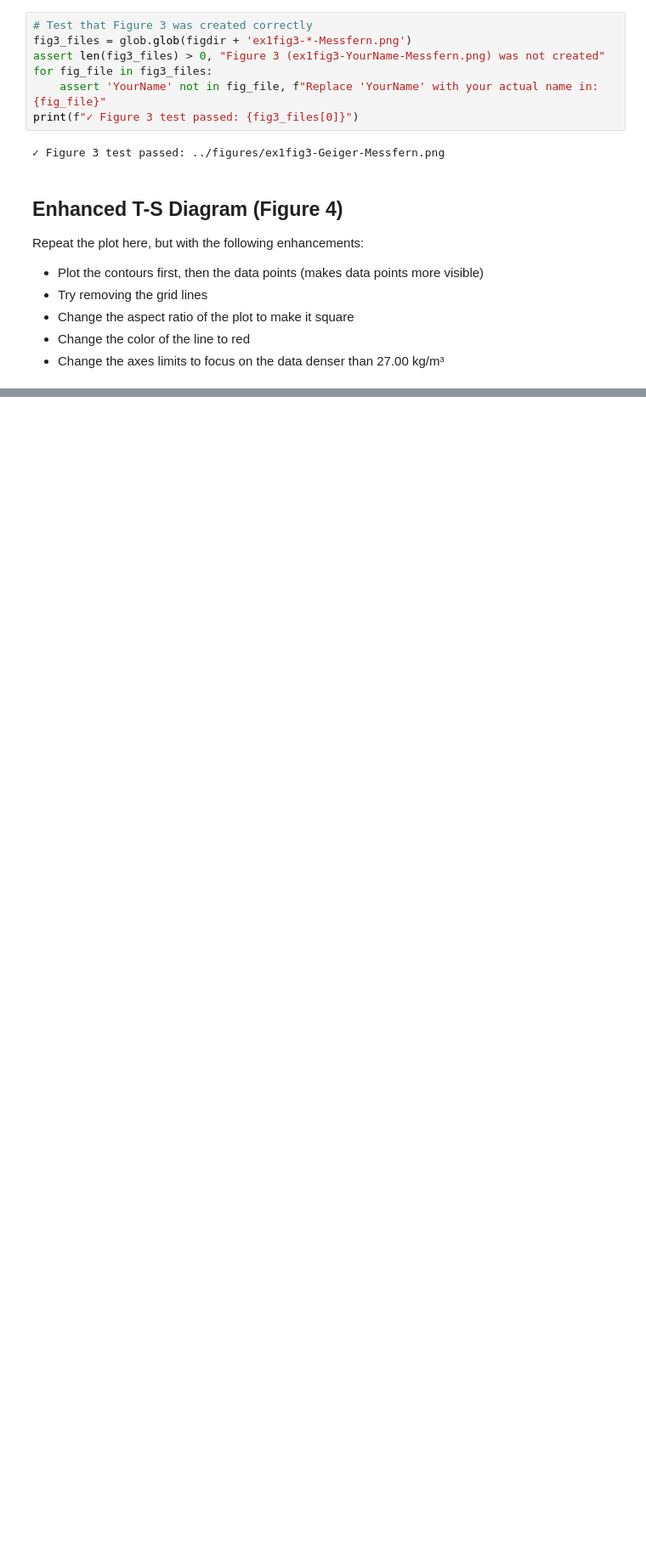
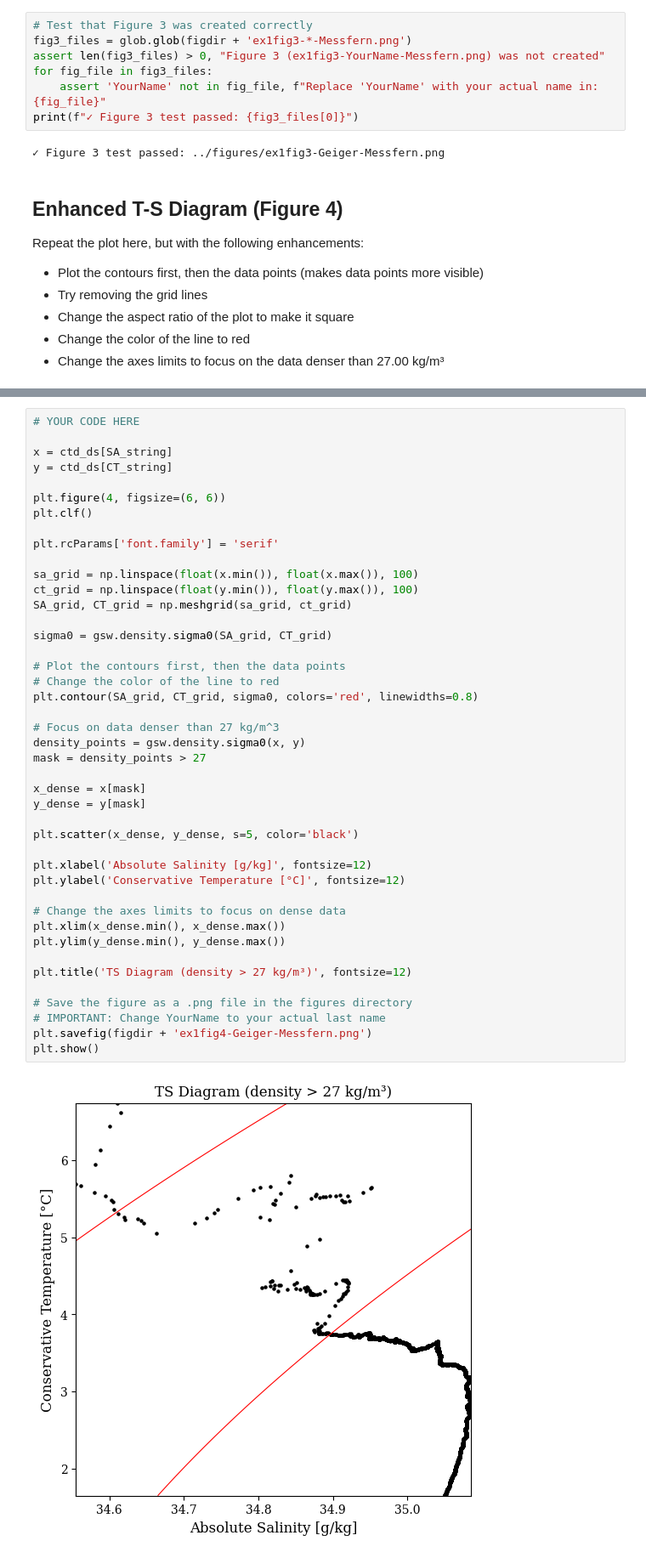
Before and after one commit to ifmeo-courses/messfern-1-ctd-Anja375, a Jupyter notebook: src/assignment.ipynb, the cells around one changed output, grey strips where cells are left out. Shown at 85% size. Saved outputs shown, nothing was run; the diff lists cells and outputs as text; blank space fills up the shorter version.

```diff
--- a/src/assignment.ipynb
+++ b/src/assignment.ipynb
@@ -465,3 +451,48 @@ plt.show()
+# %%
+# YOUR CODE HERE
+
+x = ctd_ds[SA_string]
+y = ctd_ds[CT_string]
+
+plt.figure(4, figsize=(6, 6))
+plt.clf()
+
+plt.rcParams['font.family'] = 'serif'
+
+sa_grid = np.linspace(float(x.min()), float(x.max()), 100)
+ct_grid = np.linspace(float(y.min()), float(y.max()), 100)
+SA_grid, CT_grid = np.meshgrid(sa_grid, ct_grid)
+
+sigma0 = gsw.density.sigma0(SA_grid, CT_grid)
+
+# Plot the contours first, then the data points
+# Change the color of the line to red
+plt.contour(SA_grid, CT_grid, sigma0, colors='red', linewidths=0.8)
+
+# Focus on data denser than 27 kg/m^3
+density_points = gsw.density.sigma0(x, y)
+mask = density_points > 27
+
+x_dense = x[mask]
+y_dense = y[mask]
+
+plt.scatter(x_dense, y_dense, s=5, color='black')
+
+plt.xlabel('Absolute Salinity [g/kg]', fontsize=12)
+plt.ylabel('Conservative Temperature [°C]', fontsize=12)
+
+# Change the axes limits to focus on dense data
+plt.xlim(x_dense.min(), x_dense.max())
+plt.ylim(y_dense.min(), y_dense.max())
+
+plt.title('TS Diagram (density > 27 kg/m³)', fontsize=12)
+
+# Save the figure as a .png file in the figures directory
+# IMPORTANT: Change YourName to your actual last name
+plt.savefig(figdir + 'ex1fig4-Geiger-Messfern.png')
+plt.show()
+# %% [output]
+[figure, added]
 # %%
 # Test that Figure 4 was created correctly
 fig4_files = glob.glob(figdir + 'ex1fig4-*-Messfern.png')
```
Also changed, not shown: parts of 2 cells of this notebook, 1 other file.
